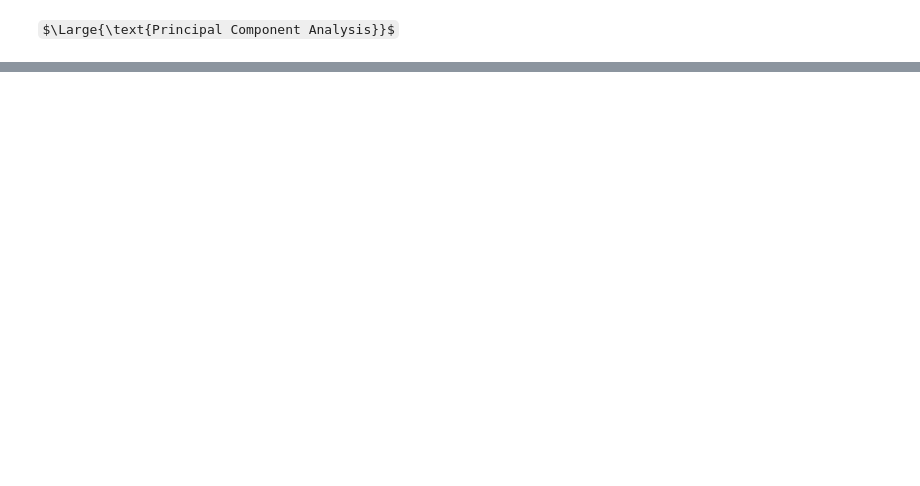
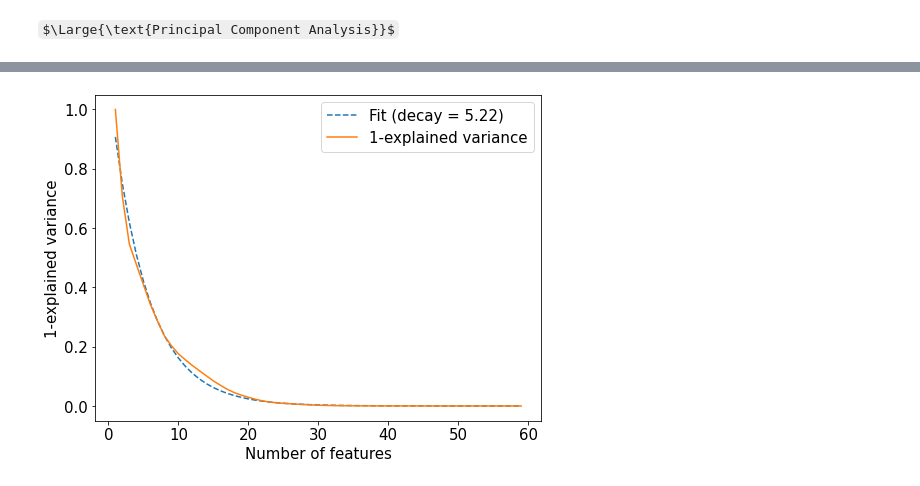
Before and after one commit to AnsgarKuehn/CN_Analysis, a Jupyter notebook: Notebooks/Analysis.ipynb, the cells around one changed output, grey strips where cells are left out. Cells and saved outputs as stored; diff of their text form; code cells hidden in the pictures; some formulas as TeX source; blank space fills up the shorter version.

```diff
--- a/Notebooks/Analysis.ipynb
+++ b/Notebooks/Analysis.ipynb
@@ -229,0 +159,17 @@ NameError: name 'np' is not defined
+# %%
+from cn_tools.data_processing import feature_lists, features
+from sklearn.preprocessing import StandardScaler
+from sklearn.decomposition import PCA
+
+if 'w000' in features:
+    features.remove('w000')
+if 'w300' in features:
+    features.remove('w300')
+
+df = VF['006']
+scaler = StandardScaler()
+df_x = pd.DataFrame(scaler.fit_transform(df[features]), columns = features)
+df_y = df.contact_number
+
+pca = PCA(n_components=len(features))
+pca.fit(df_x)
@@ -229,0 +190,14 @@ NameError: name 'np' is not defined
+# %%
+plt.figure(figsize=(8,6))
+plt.rcParams.update({'font.size': 15})
+
+decay = res.best_values['decay']
+plt.plot(x_data, res.best_fit, label = f'Fit ({decay = :.2f})', linestyle = '--')
+plt.plot(x_data, y_data, label = '1-explained variance')
+plt.xlabel('Number of features')
+plt.ylabel('1-explained variance')
+#plt.yscale('log')
+plt.legend()
+plt.show()
+# %% [output]
+[figure, added]
```
Also changed, not shown: parts of 19 cells of this notebook, 2 other files.
